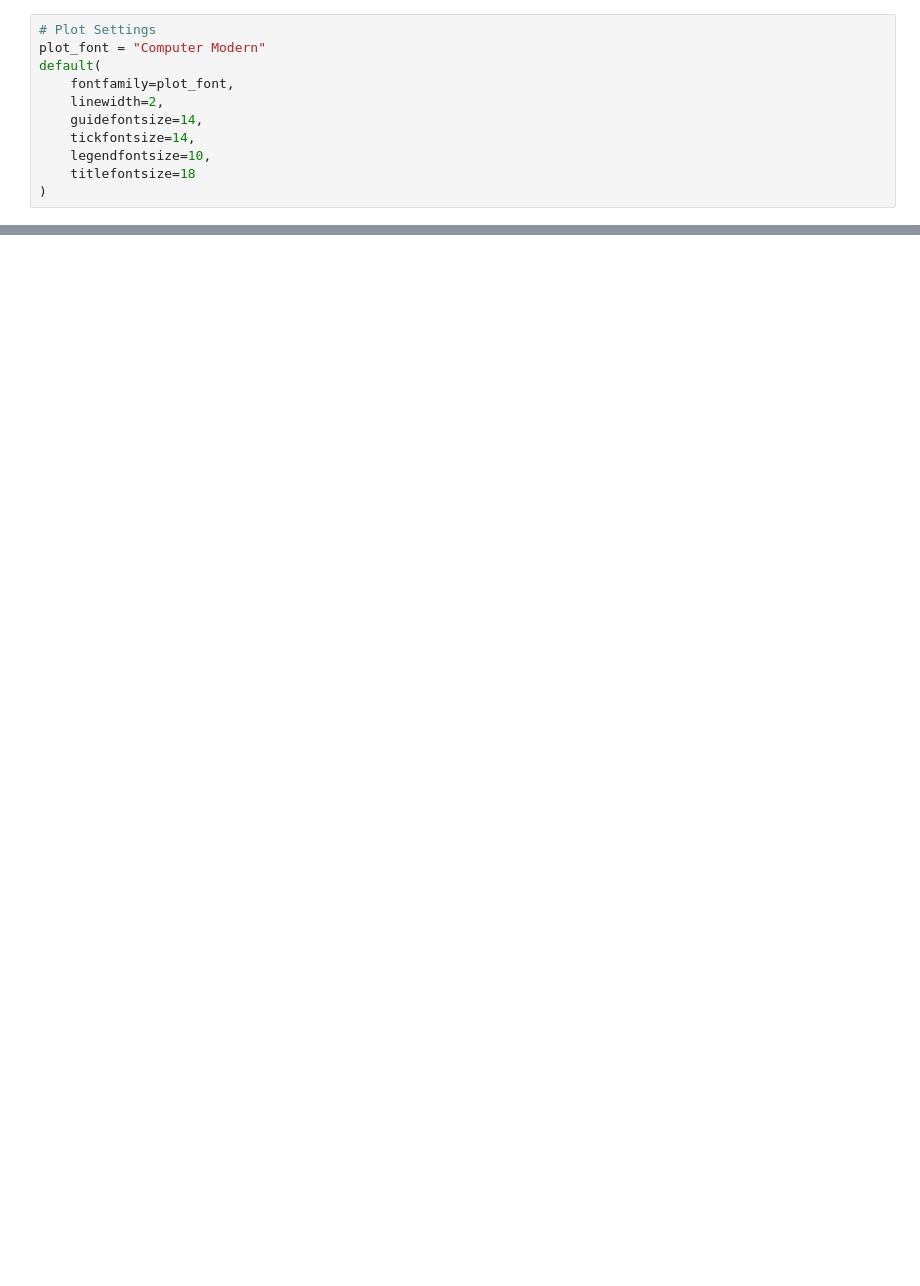
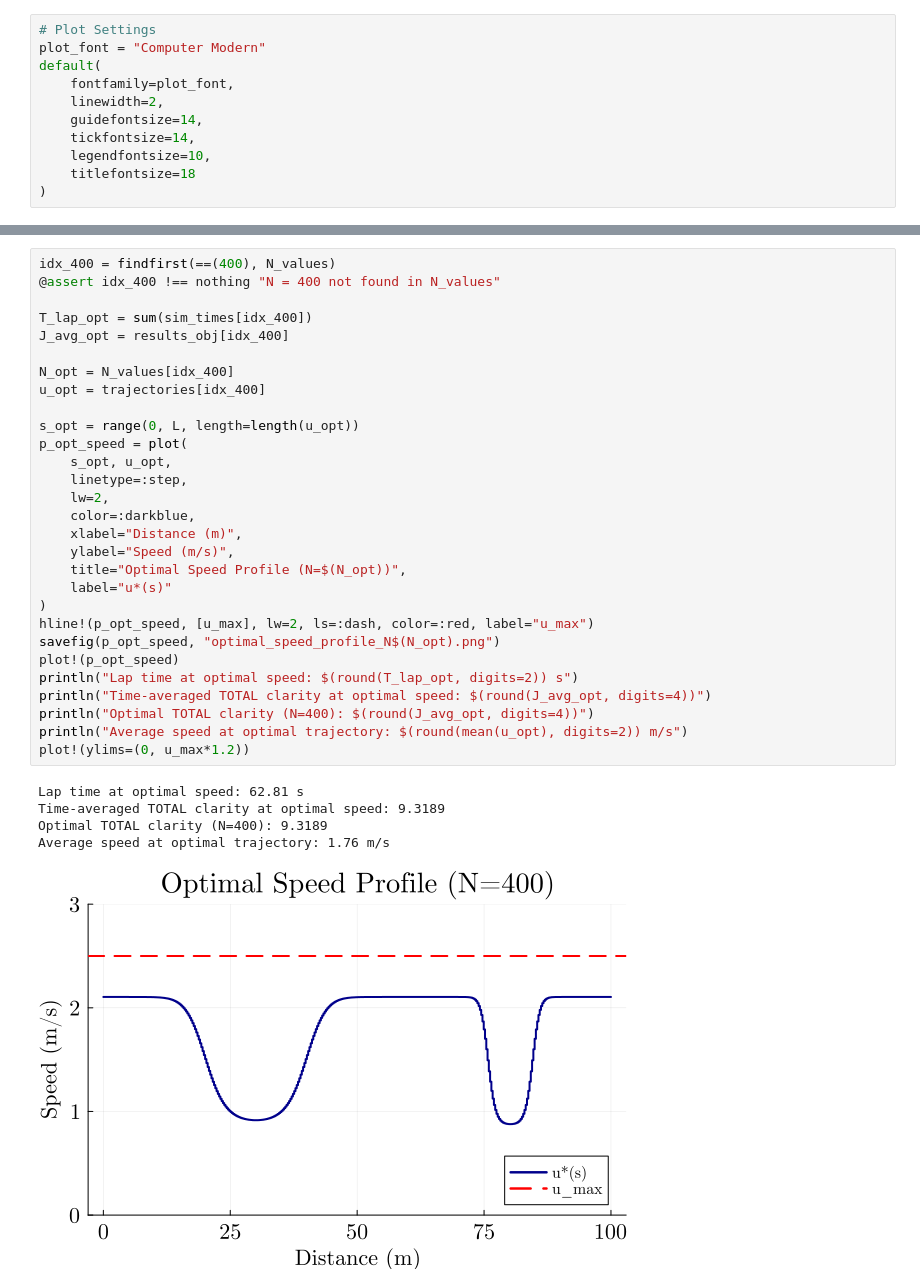
Before and after one commit to kmgovind/periodic-ive, a Jupyter notebook: simple_sensitivity/N_quantity.ipynb, the cells around one changed output, grey strips where cells are left out. Drawn from its saved outputs; the diff is of its cells as text; blank space fills up the shorter version.

```diff
--- a/simple_sensitivity/N_quantity.ipynb
+++ b/simple_sensitivity/N_quantity.ipynb
@@ -175,5 +206,40 @@ Running Grid Independence Sweep...
 ============================================================
 LaTeX table exported to results_table.tex
+# %%
+idx_400 = findfirst(==(400), N_values)
+@assert idx_400 !== nothing "N = 400 not found in N_values"
+
+T_lap_opt = sum(sim_times[idx_400])
+J_avg_opt = results_obj[idx_400]
+
+N_opt = N_values[idx_400]
+u_opt = trajectories[idx_400]
+
+s_opt = range(0, L, length=length(u_opt))
+p_opt_speed = plot(
+    s_opt, u_opt,
+    linetype=:step,
+    lw=2,
+    color=:darkblue,
+    xlabel="Distance (m)",
+    ylabel="Speed (m/s)",
+    title="Optimal Speed Profile (N=$(N_opt))",
+    label="u*(s)"
+)
+hline!(p_opt_speed, [u_max], lw=2, ls=:dash, color=:red, label="u_max")
+savefig(p_opt_speed, "optimal_speed_profile_N$(N_opt).png")
+plot!(p_opt_speed)
+println("Lap time at optimal speed: $(round(T_lap_opt, digits=2)) s")
+println("Time-averaged TOTAL clarity at optimal speed: $(round(J_avg_opt, digits=4))")
+println("Optimal TOTAL clarity (N=400): $(round(J_avg_opt, digits=4))")
+println("Average speed at optimal trajectory: $(round(mean(u_opt), digits=2)) m/s")
+plot!(ylims=(0, u_max*1.2))
+# %% [output]
+Lap time at optimal speed: 62.81 s
+Time-averaged TOTAL clarity at optimal speed: 9.3189
+Optimal TOTAL clarity (N=400): 9.3189
+Average speed at optimal trajectory: 1.76 m/s
+[figure, added]
 # %%
 p1 = plot(N_values, results_obj, marker=:circle, title="Convergence (Trapezoidal)",
           ylabel="Objective J", xlabel="Segments N", legend=false, lw=2)
```
Also changed, not shown: parts of 15 cells of this notebook, 9 other files.
